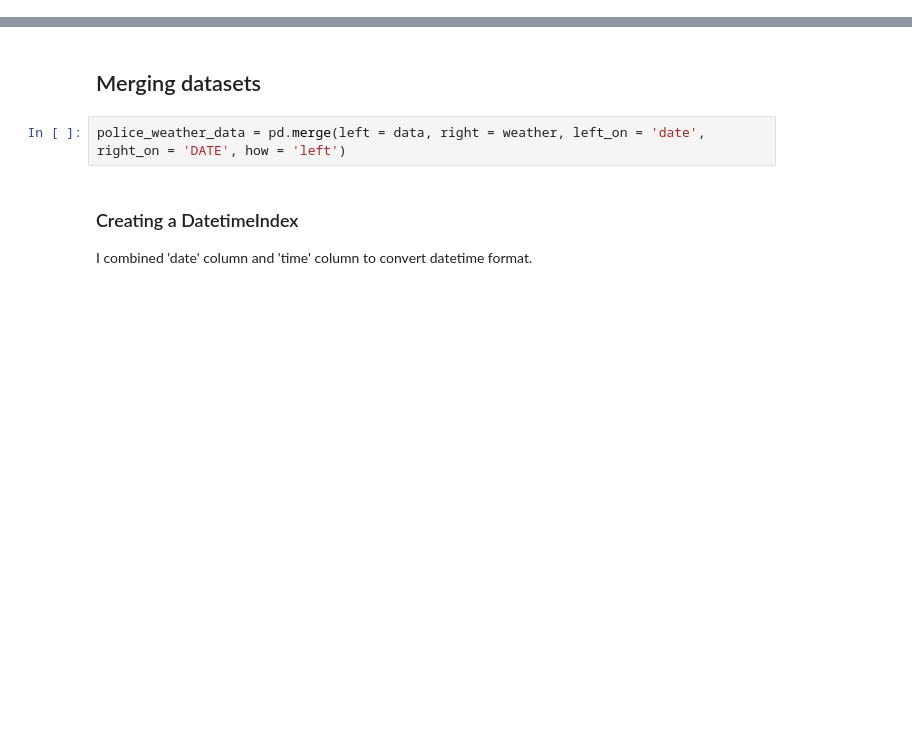
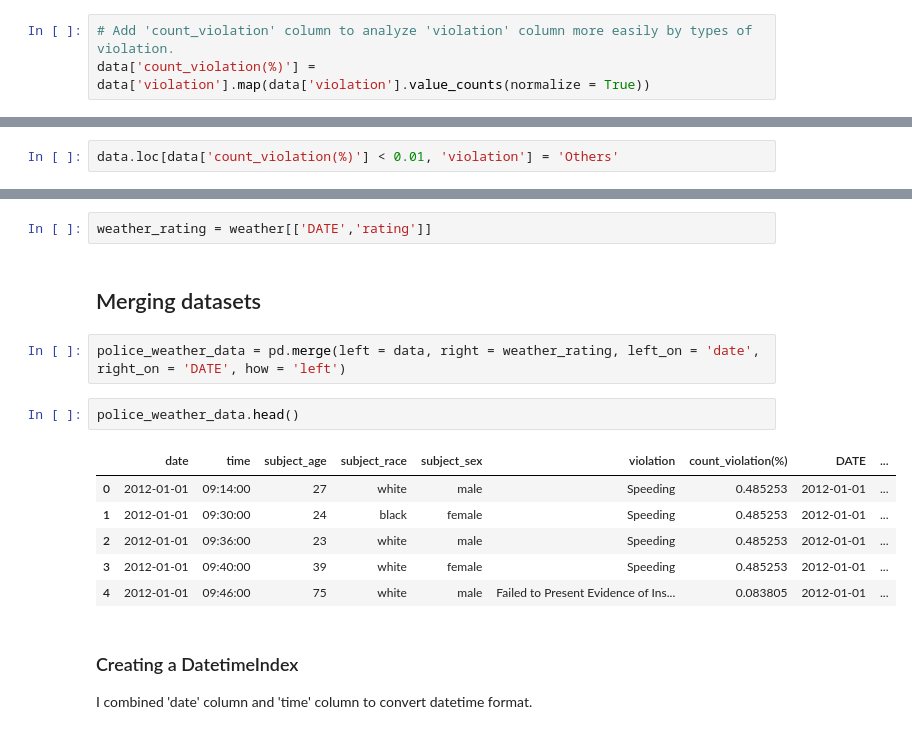
Before and after one commit to Happydogs/Aurora_Policing_Project, a Jupyter notebook: Aurora_Policing_Project.ipynb, the cells around one changed output, grey strips where cells are left out. Cells and saved outputs as stored; diff of their text form; blank space fills up the shorter version.

```diff
--- a/Aurora_Policing_Project.ipynb
+++ b/Aurora_Policing_Project.ipynb
@@ -311,0 +461,3 @@ data.head()
+# %%
+# Add 'count_violation' column to analyze 'violation' column more easily by types of violation.
+data['count_violation(%)'] = data['violation'].map(data['violation'].value_counts(normalize = True))
@@ -311,0 +466,2 @@ data.head()
+# %%
+data.loc[data['count_violation(%)'] < 0.01, 'violation'] = 'Others'
@@ -706,7 +876,18 @@ I will use 'rating' column to analyze the effects of weather on police behavior.
+# %%
+weather_rating = weather[['DATE','rating']]
 # %% [markdown]
 ## Merging datasets
 # %%
-police_weather_data = pd.merge(left = data, right = weather, left_on = 'date', right_on = 'DATE', how = 'left')
+police_weather_data = pd.merge(left = data, right = weather_rating, left_on = 'date', right_on = 'DATE', how = 'left')
+# %%
+police_weather_data.head()
+# %% [output]
+|  | date | time | subject_age | subject_race | subject_sex | violation | count_violation(%) | DATE | ... |
+| 0 | 2012-01-01 | 09:14:00 | 27 | white | male | Speeding | 0.485253 | 2012-01-01 | ... |
+| 1 | 2012-01-01 | 09:30:00 | 24 | black | female | Speeding | 0.485253 | 2012-01-01 | ... |
+| 2 | 2012-01-01 | 09:36:00 | 23 | white | male | Speeding | 0.485253 | 2012-01-01 | ... |
+| 3 | 2012-01-01 | 09:40:00 | 39 | white | female | Speeding | 0.485253 | 2012-01-01 | ... |
+| 4 | 2012-01-01 | 09:46:00 | 75 | white | male | Failed to Present Evidence of Ins... | 0.083805 | 2012-01-01 | ... |
 # %% [markdown]
 ### Creating a DatetimeIndex
 I combined 'date' column and 'time' column to convert datetime format.
```
Also changed, not shown: parts of 56 cells of this notebook.
